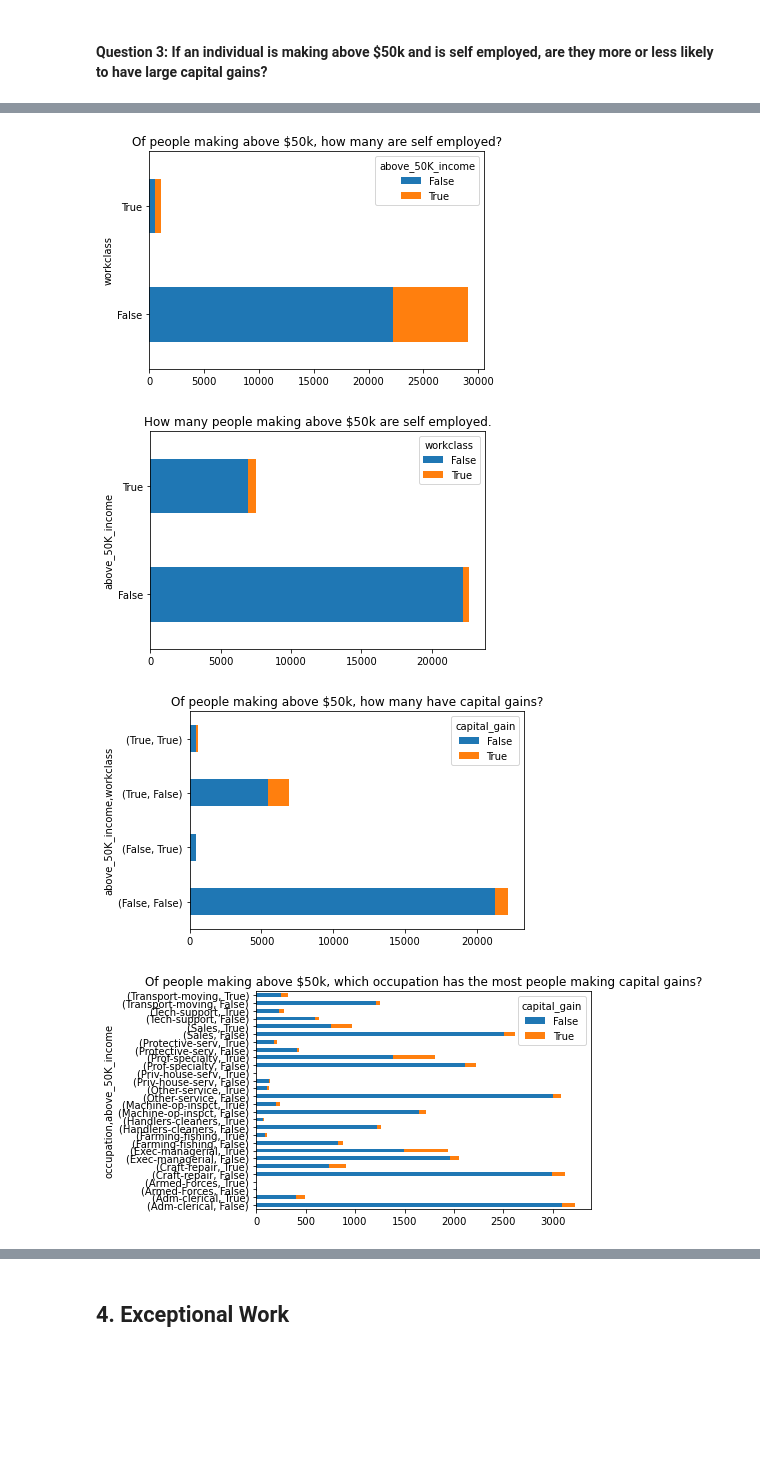
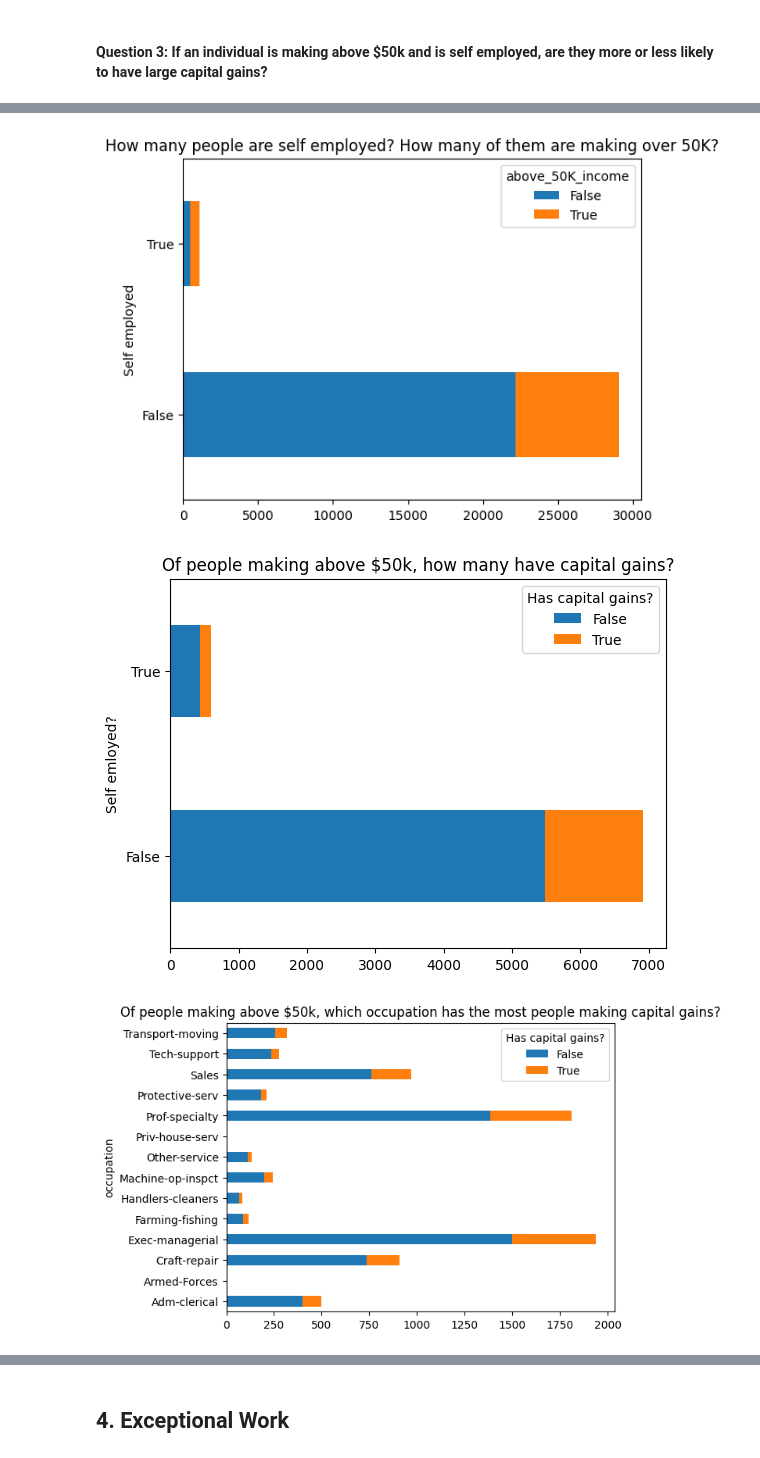
Before and after one commit to mariaherediaa/CS5324-Labs, a Jupyter notebook: Lab1/Lab 1.ipynb, the cells around one changed output, grey strips where cells are left out. Saved outputs shown, nothing was run; the diff lists cells and outputs as text; code cells hidden in the pictures; blank space fills up the shorter version.

```diff
--- a/Lab1/Lab 1.ipynb
+++ b/Lab1/Lab 1.ipynb
@@ -19,11 +19,13 @@ The data is given to us as a CSV, which we can easily load using Pandas.
 # %%
 import pandas as pd
 import numpy as np
+import matplotlib
 import matplotlib.pyplot as plt
 import seaborn as sns
 import warnings
 warnings.simplefilter('ignore', FutureWarning)
 %matplotlib inline
+matplotlib.rcParams['figure.figsize'] = (10, 7)
 
 
 # Data is given without column names
@@ -374,17 +381,19 @@ Of individuals with at least a high school education, it seems that the group of
 # %% [markdown]
 #### Question 3: If an individual is making above $50k and is self employed, are they more or less likely to have large capital gains?
 # %%
-# ADD: titles (plt.title(), x-axis labels plt.xlabel()
+pd.crosstab([df['workclass'] == 'Self-emp-inc'], df['above_50K_income']).plot(kind='barh', stacked=True)
+plt.title('How many people are self employed? How many of them are making over 50K?')
+plt.ylabel('Self employed')
 
-pd.crosstab([df['workclass'] == 'Self-emp-inc'], df['above_50K_income']).plot(kind='barh', stacked=True)
-plt.title('Of people making above $50k, how many are self employed?')
+above_50k = df[df['above_50K_income']]
 
-pd.crosstab(df['above_50K_income'].astype(bool), (df['workclass'] == 'Self-emp-inc')).plot(kind='barh', stacked=True)
-plt.title('How many people making above $50k are self employed.')
+pd.crosstab([above_50k['workclass'] == 'Self-emp-inc'], (above_50k['capital_gain']).astype(bool)).plot(kind='barh', stacked=True)
+plt.title('Of people making above $50k, how many have capital gains?')
+plt.ylabel("Self employed?")
+plt.legend(title="Has capital gains?")
 
-pd.crosstab([df['above_50K_income'].astype(bool), df['workclass'] == 'Self-emp-inc'], (df['capital_gain']).astype(bool)).plot(kind='barh', stacked=True)
-plt.title('Of people making above $50k, how many have capital gains?')
 
-pd.crosstab([df['occupation'], df['above_50K_income'].astype(bool)], (df['capital_gain']).astype(bool)).plot(kind='barh', stacked=True)
+pd.crosstab([above_50k['occupation']], (above_50k['capital_gain']).astype(bool)).plot(kind='barh', stacked=True)
 plt.title('Of people making above $50k, which occupation has the most people making capital gains?')
+plt.legend(title="Has capital gains?")
 # %% [output]
@@ -392,7 +401,6 @@ Text(0.5, 1.0, 'Of people making above $50k, which occupation has the most peopl
-[figure, old version]
+[figure, new version]
-[figure, old version]
+[figure, new version]
-[figure, old version]
+[figure, new version]
-[figure, removed]
 # %% [markdown]
 The first graph shows individuals making above or below 50,000 dollars annually and if they are or aren't self employed. As we can see, self employed individuals are much more likely to be making a high income.
 
```
Also changed, not shown: parts of 8 cells of this notebook.
